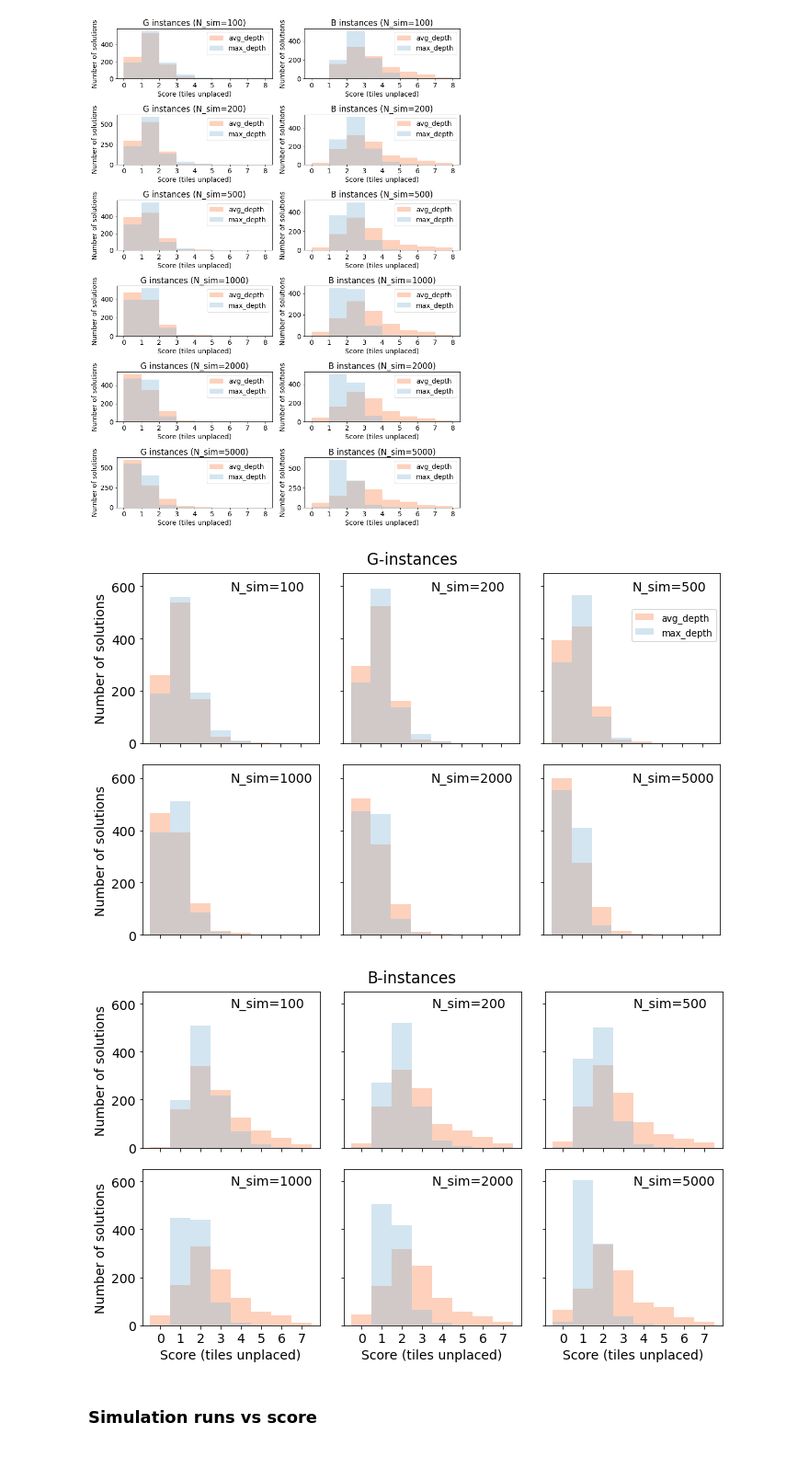
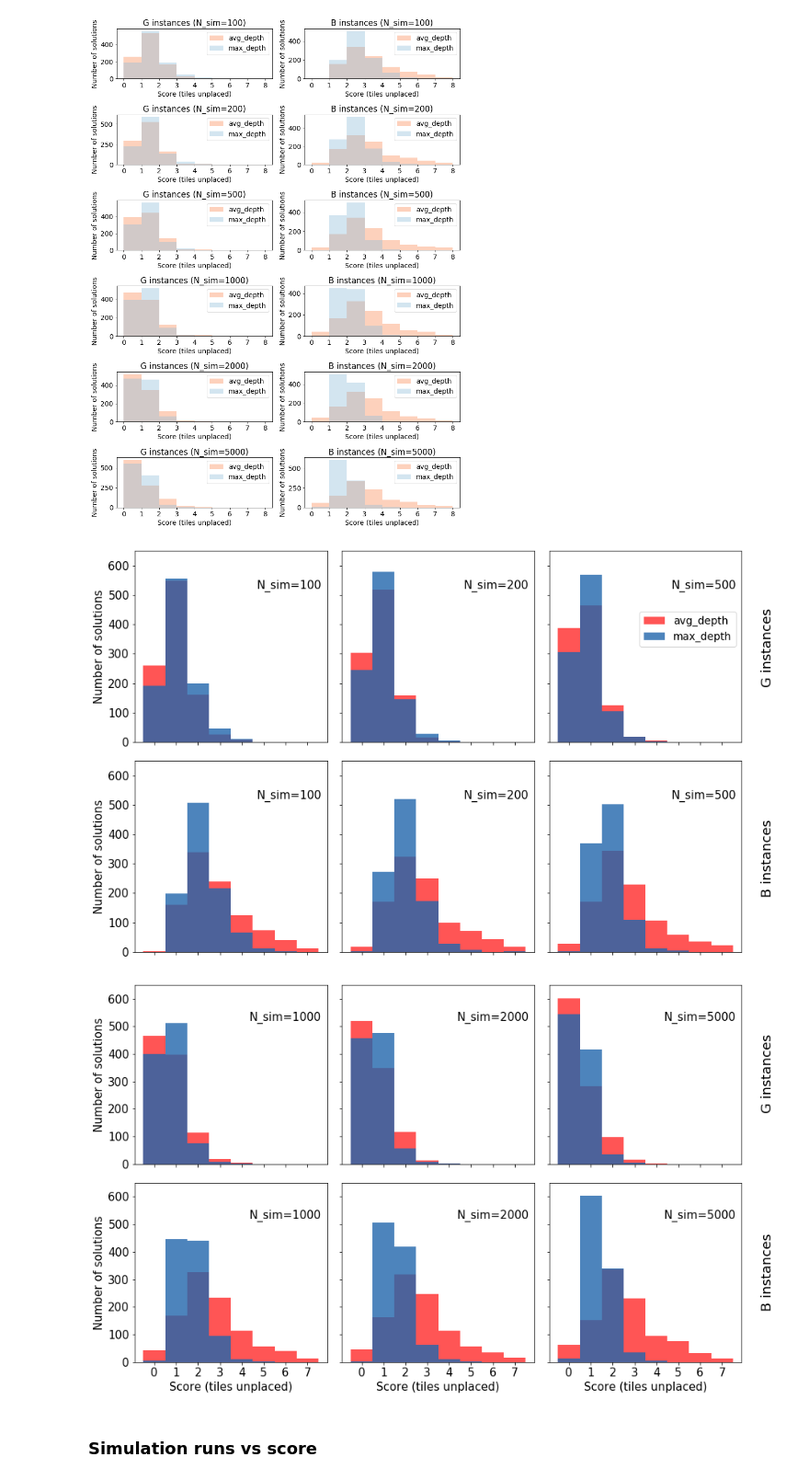
Before and after one commit to igorpejic/visapi, a Jupyter notebook: analsysis.ipynb, the cells around one changed output. Shown at 92% size. Saved outputs shown, nothing was run; the diff lists cells and outputs as text; code cells hidden in the pictures.

Commit message:
new plot types

```diff
--- a/analsysis.ipynb
+++ b/analsysis.ipynb
@@ -317,17 +317,22 @@ plt.show()
 # %%
 # scores_df
 #f, axes = plt.subplots(4, 3, figsize=(11, 15))
-titles = {'guillotine': 'G-instances', 'florian': 'B-instances'}
-for problem_type in ['guillotine', 'florian']:
-    f, axes = plt.subplots(2, 3, figsize=(10, 6))
-    plt.suptitle(titles[problem_type], y=1.02)
-    for row in range(0, 2):
-        j = row
+N_SIM = [100, 200, 500, 1000, 2000, 5000]
+titles = {'guillotine': 'G instances', 'florian': 'B instances'}
+plt.rcParams.update({'font.size': 15})
+for subp in range(0, 2):
+    # plt.suptitle(titles[problem_type], y=1.02)
+    f, axes = plt.subplots(2, 3, figsize=(13, 8))
+    for p_type_index, problem_type in enumerate(['guillotine', 'florian']):
+        j = p_type_index
         bins = np.arange(0, 9) - 0.5
         rows = len(N_SIM) // 2
 
         for i in range(3):
-            n_sim = N_SIM[(j*3 + i) % 6]
+            if subp == 0:
+                n_sim = N_SIM[i % 6]
+            else:
+                n_sim = N_SIM[(i + 3) % 6]
             common_args = {
                 'score__isnull': False, 'improved_sel': True,
                 'n_simulations': n_sim
@@ -336,45 +341,59 @@ for problem_type in ['guillotine', 'florian']:
                 common_args['problem_generator'] = 'guillotine'
                 title = f'G instances (N_sim={n_sim})'
                 avg_depth_scores = Result.objects.filter(problem_id__in=best_problem_ids, strategy='avg_depth', **common_args).values('score')
                 max_depth_scores = Result.objects.filter(problem_id__in=best_problem_ids, strategy='max_depth', **common_args).values('score')
             else:
                 title = f'B instances (N_sim={n_sim})'
                 common_args['problem_generator'] = 'florian'
                 avg_depth_scores = Result.objects.filter(their_id__in=best_their_ids, strategy='avg_depth', **common_args).values('score')
                 max_depth_scores = Result.objects.filter(their_id__in=best_their_ids, strategy='max_depth', **common_args).values('score')
 
             sns.distplot(score_to_int(pd.DataFrame.from_records(avg_depth_scores)),
-                         kde=False, color='#fc8d59', label='avg_depth', bins=bins, ax=axes[j][i])
+                         kde=False, color='#ff2b2b', label='avg_depth',
+                         hist_kws=dict(alpha=0.8),
+                         bins=bins, ax=axes[j][i])
             sns.distplot(score_to_int(pd.DataFrame.from_records(max_depth_scores)),
-                              kde=False, color='#91bfdb', label='max_depth', bins=bins, ax=axes[j][i])
+                              hist_kws=dict(alpha=0.8),
+                              kde=False, color='#2166ac', label='max_depth', bins=bins, ax=axes[j][i])
 
             axes[j][i].set_ylim(0, 650)
             axes[j][i].xaxis.set_major_locator(ticker.MultipleLocator(1))
             axes[j][i].xaxis.set_major_formatter(ticker.ScalarFormatter())
             # plt.xlim(left=i)
             title = f'N_sim={n_sim}'
-            axes[j][i].text(.5,.9,title,
-                    horizontalalignment='left',
+            axes[j][i].text(.97,.8,title,
+                    horizontalalignment='right',
                     # verticalalignment='center',
                     transform=axes[j][i].transAxes)
 
-            if problem_type != 'florian' or j != 1:
+            if i == 2:
+                # _title = "\n".join([c for c in titles[problem_type]])
+                _title = titles[problem_type]
+                axes[j][i].text(1.10,.3, f'{_title}',
+                        # horizontalalignment='right',
+                        rotation='vertical',
+                        # verticalalignment='center',
+                                size=18,
+                        transform=axes[j][i].transAxes)
+
+
+            if problem_type == 'florian' and subp == 1:
+                axes[j][i].set_xlabel('Score (tiles unplaced)')
+            else:
                 axes[j][i].set_xticklabels([])
-            else:
-                axes[j][i].set_xlabel('Score (tiles unplaced)')
             if i == 0:
-                axes[j][i].set_ylabel('Number of solutions')
+                axes[j][i].set_ylabel(f'Number of solutions')
             if i > 0:
                 axes[j][i].set_yticklabels([])
-            if j == 0 and i == 2 and problem_type == 'guillotine':
-                axes[j][i].legend(loc=(0.5, 0.6), prop={'size': 10})
+            if i == 2 and subp == 0 and problem_type == 'guillotine':
+                axes[j][i].legend(loc=(0.47, 0.5), prop={'size': 14})
 
     f.tight_layout()
     # plt.rcParams["figure.figsize"] = (8,5)
     plt.show()
 # %% [output]
-[figure, old version]
+[figure, new version]
-[figure, old version]
+[figure, new version]
 # %% [markdown]
 ### Simulation runs vs score
 # %%
```
